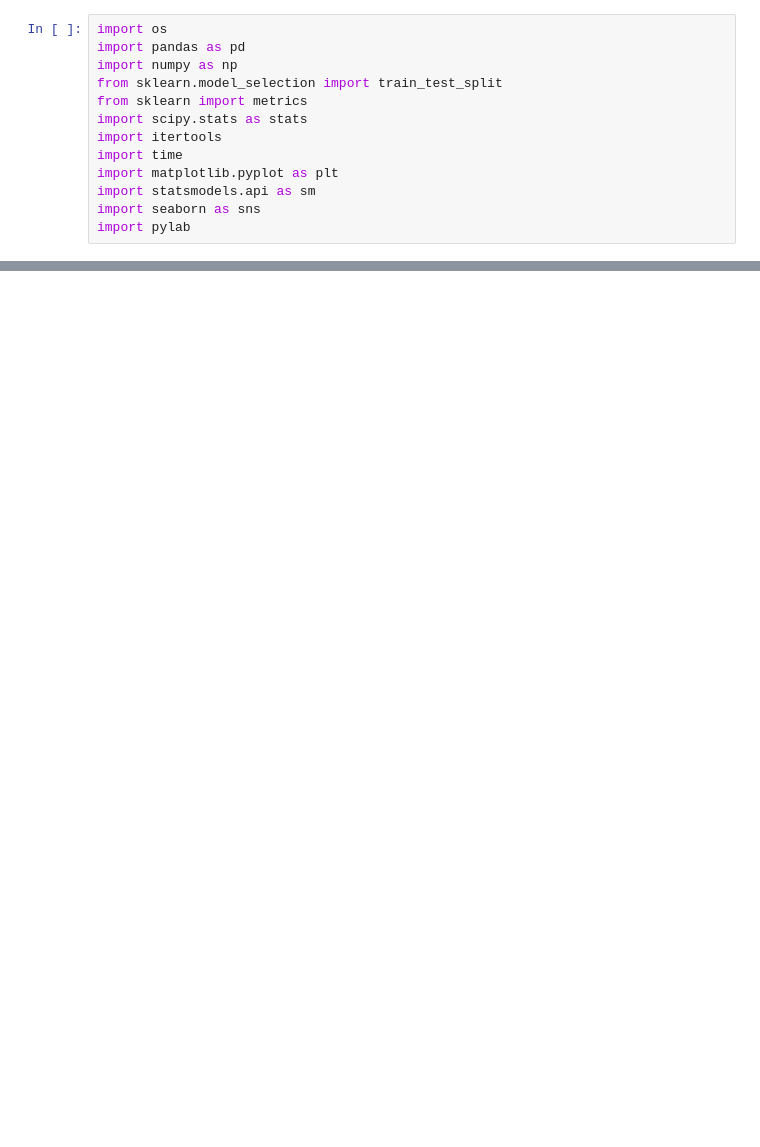
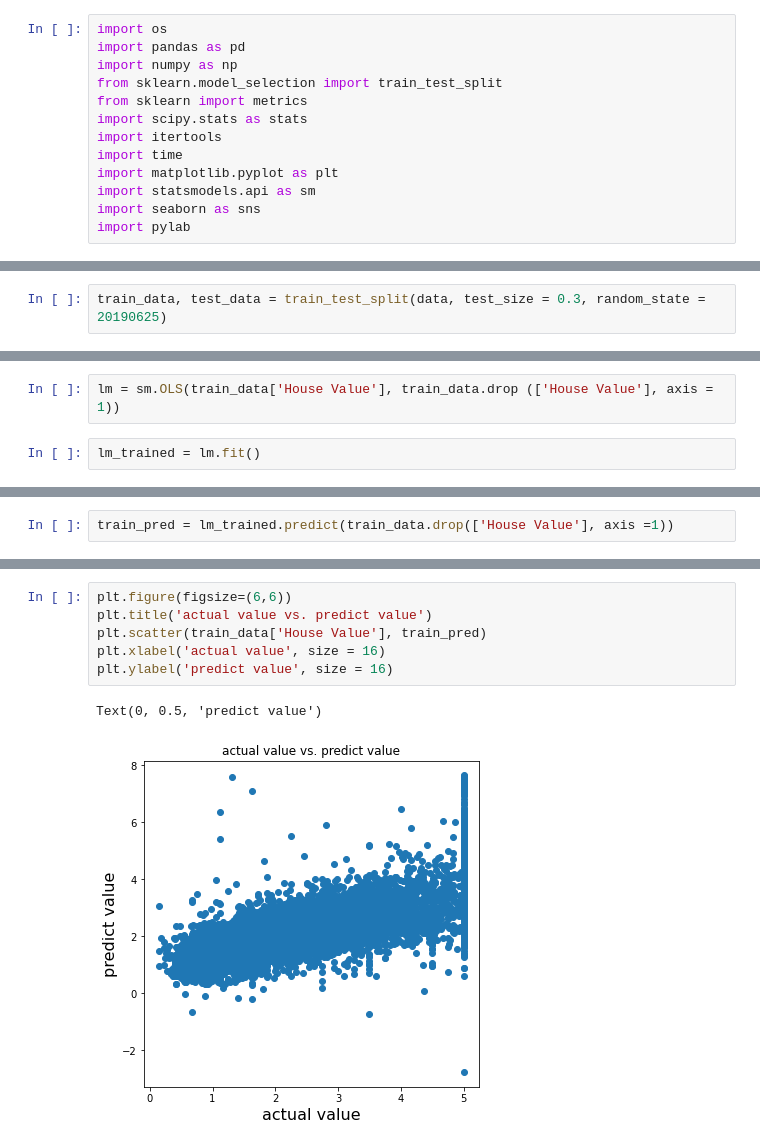
Before and after one commit to baej0106/DataScience, a Jupyter notebook: 다중선형회귀분석.ipynb, the cells around one changed output, grey strips where cells are left out. Cells and saved outputs as stored; diff of their text form; blank space fills up the shorter version.

```diff
--- a/다중선형회귀분석.ipynb
+++ b/다중선형회귀분석.ipynb
@@ -31,0 +242,2 @@ import pylab
+# %%
+train_data, test_data = train_test_split(data, test_size = 0.3, random_state = 20190625)
@@ -31,0 +257,4 @@ import pylab
+# %%
+lm = sm.OLS(train_data['House Value'], train_data.drop (['House Value'], axis = 1))
+# %%
+lm_trained = lm.fit()
@@ -31,0 +311,2 @@ import pylab
+# %%
+train_pred = lm_trained.predict(train_data.drop(['House Value'], axis =1))
@@ -31,0 +328,9 @@ import pylab
+# %%
+plt.figure(figsize=(6,6))
+plt.title('actual value vs. predict value')
+plt.scatter(train_data['House Value'], train_pred)
+plt.xlabel('actual value', size = 16)
+plt.ylabel('predict value', size = 16)
+# %% [output]
+Text(0, 0.5, 'predict value')
+[figure, added]
```
Also changed, not shown: parts of 44 cells of this notebook.
